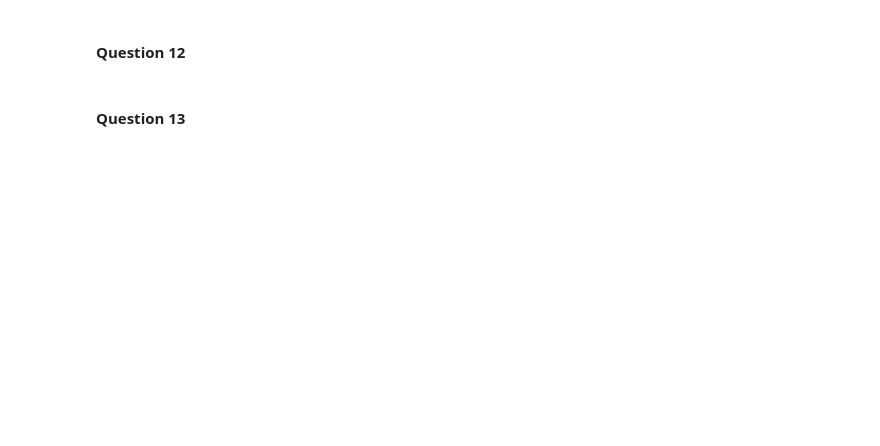
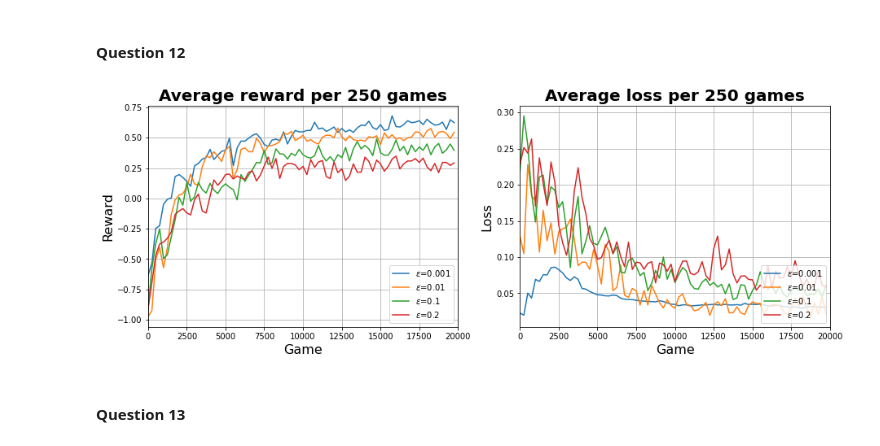
Before and after one commit to mismayil/ann-miniproject, a Jupyter notebook: miniproject.ipynb, the cells around one changed output. Cells and saved outputs as stored; diff of their text form; code cells hidden in the pictures; blank space fills up the shorter version.

```diff
--- a/miniproject.ipynb
+++ b/miniproject.ipynb
@@ -210,9 +229,17 @@ plot_rewards_and_losses(player_stats, labels=labels, save_path='artifacts/fig_Q1
 # %%
-epsilons = [0.001, 0.01, 0.1, 0.2]
+q12_players = []
 
 for eps in epsilons:
     suboptimal_player = OptimalPlayer(epsilon=0.5)
     q_player = DeepQPlayer(epsilon=eps, batch_size=1, memory_capacity=1)
     play(suboptimal_player, q_player, episodes=20000)
+    q12_players.append(q_player)
+
+save_stats(players=q12_players, path='answers/Q12.npy')
+# %%
+labels = [f'$\epsilon$={eps}' for eps in epsilons]
+plot_rewards_and_losses(stats_path='answers/Q12.npy', labels=labels, save_path='artifacts/fig_Q12.pdf')
+# %% [output]
+[figure, added]
 # %% [markdown]
 #### Question 13
```
Also changed, not shown: parts of 38 cells of this notebook, 15 other files.
